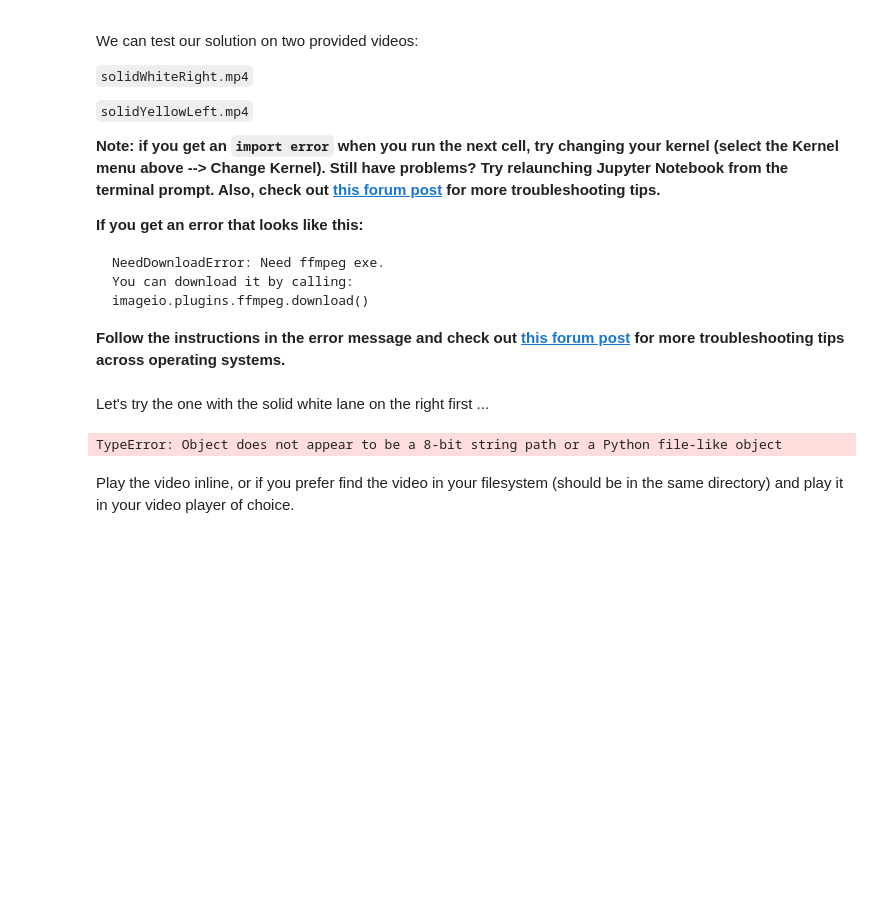
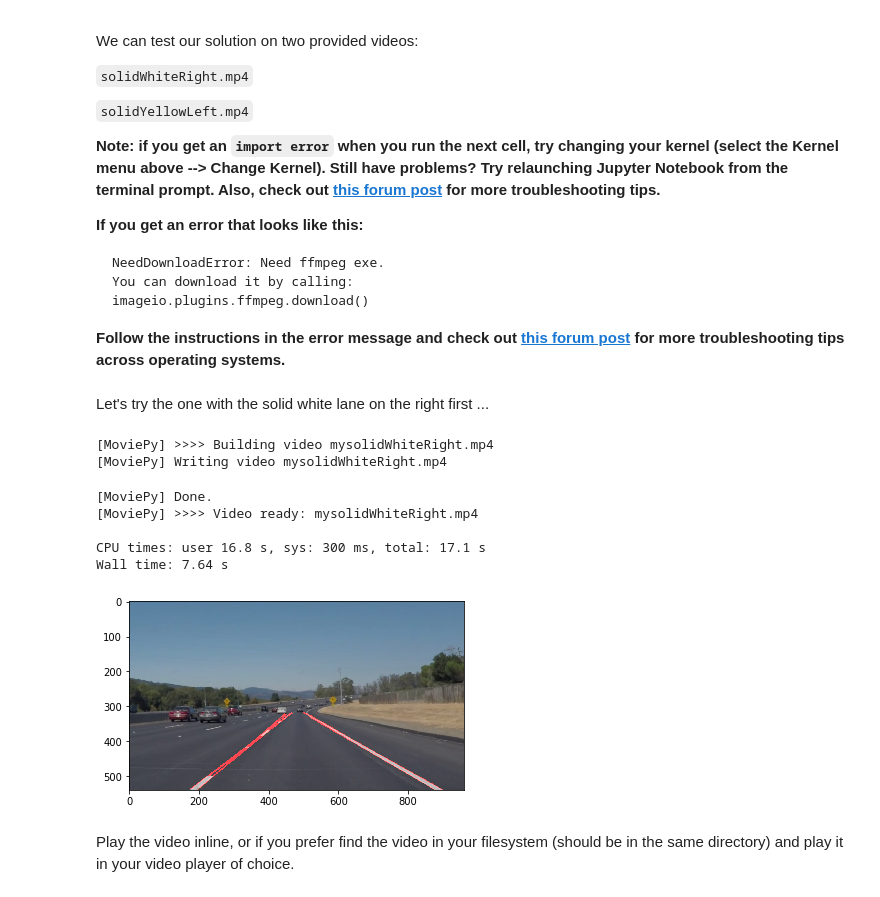
Before and after one commit to sameerppatil/CarND-Lane-Finding, a Jupyter notebook: P1.ipynb, the cells around one changed output. Cells and saved outputs as stored; diff of their text form; code cells hidden in the pictures; blank space fills up the shorter version.

Commit message:
P1 pipeline ready, needs to be adjusted for its parameters

```diff
--- a/P1.ipynb
+++ b/P1.ipynb
@@ -204,8 +194,7 @@ import cv2
 
 
 def process_individual_frame(image):
-    each_img = mpimg.imread(image)
-    each_gray = grayscale(each_img)
+    each_gray = grayscale(image)
     plt.imshow(each_gray)
 
     # Define a kernel size and apply Gaussian smoothing
@@ -217,15 +206,34 @@ def process_individual_frame(image):
     high_threshold = 150
     edges = canny(each_blur_gray, low_threshold, high_threshold)
 
+    # creating here a image mask
+    a = (0, image.shape[0])
+    b = (image.shape[1]/2 - (image.shape[0] * 0.08), image.shape[0]/2 + (image.shape[1] * 0.05))
+    c = (image.shape[1]/2 + (image.shape[0] * 0.08, image.shape[0]/2 + (image.shape[1] * 0.05))
+    d = (image.shape[1], image.shape[0])
+    vertices = np.array([[a, b, c, d]], dtype=np.int32)
 
+    masked_edges = region_of_interest(edges, vertices)
 
-    #TODO: Change the return value
-    return image
+    rho = 2 # distance resolution in pixels of the Hough grid
+    theta = np.pi/180 # angular resolution in radians of the Hough grid
+    threshold = 65 # minimum number of votes (intersections in Hough grid cell)
+    min_line_len = 4 #minimum number of pixels making up a line
+    max_line_gap = 240  # maximum gap in pixels between connectable line segments
 
+    lines = hough_lines(masked_edges, rho, theta, threshold, min_line_len, max_line_gap)
+
+    lines_edges = weighted_img(lines, image)
+    plt.imshow(lines_edges)
+    return lines_edges
+
+import os
+os.listdir("test_images/")
 test_images = os.listdir("test_images/")
 
 for each_inp in test_images:
     each_inp = "test_images/" + each_inp
     print ("Processing " + each_inp)
-    process_individual_frame(each_inp)
+    image = mpimg.imread(each_inp)
+    process_individual_frame(image)
 # %% [output]
@@ -270,12 +272,19 @@ def process_image(image):
 # %% [markdown]
 Let's try the one with the solid white lane on the right first ...
 # %%
-white_output = 'test_videos_output/solidWhiteRight.mp4'
+white_output = 'mysolidWhiteRight.mp4'
 clip1 = VideoFileClip("test_videos/solidWhiteRight.mp4")
 white_clip = clip1.fl_image(process_image) #NOTE: this function expects color images!!
 %time white_clip.write_videofile(white_output, audio=False)
 # %% [output]
-TypeError: Object does not appear to be a 8-bit string path or a Python file-like object
+[MoviePy] >>>> Building video mysolidWhiteRight.mp4
+[MoviePy] Writing video mysolidWhiteRight.mp4
+[MoviePy] Done.
+[MoviePy] >>>> Video ready: mysolidWhiteRight.mp4
+
+CPU times: user 16.8 s, sys: 300 ms, total: 17.1 s
+Wall time: 7.64 s
+[figure, added]
 # %% [markdown]
 Play the video inline, or if you prefer find the video in your filesystem (should be in the same directory) and play it in your video player of choice.
 # %%
```
Also changed, not shown: parts of 7 cells of this notebook.
